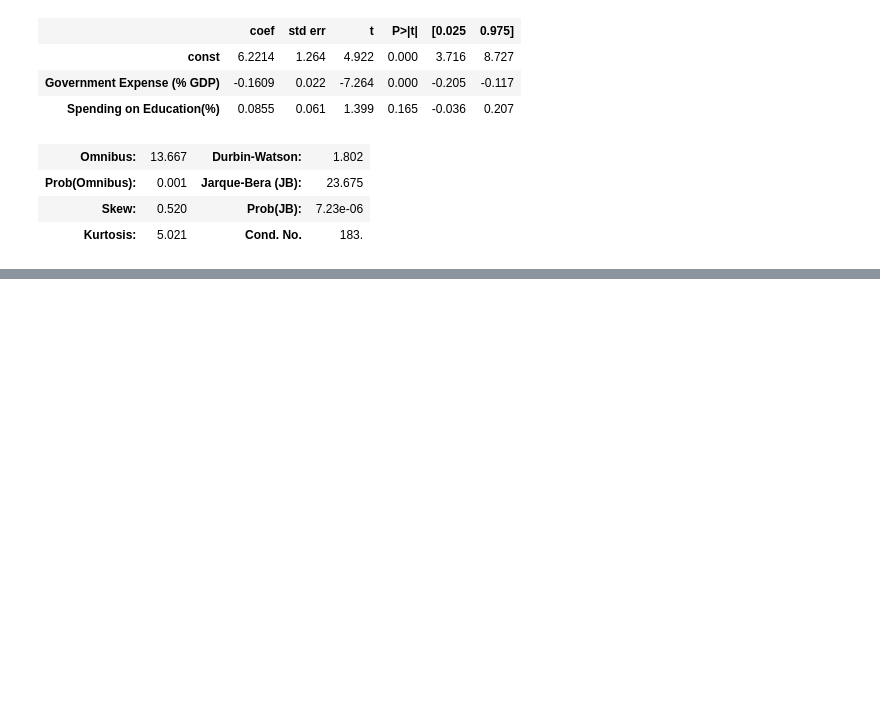
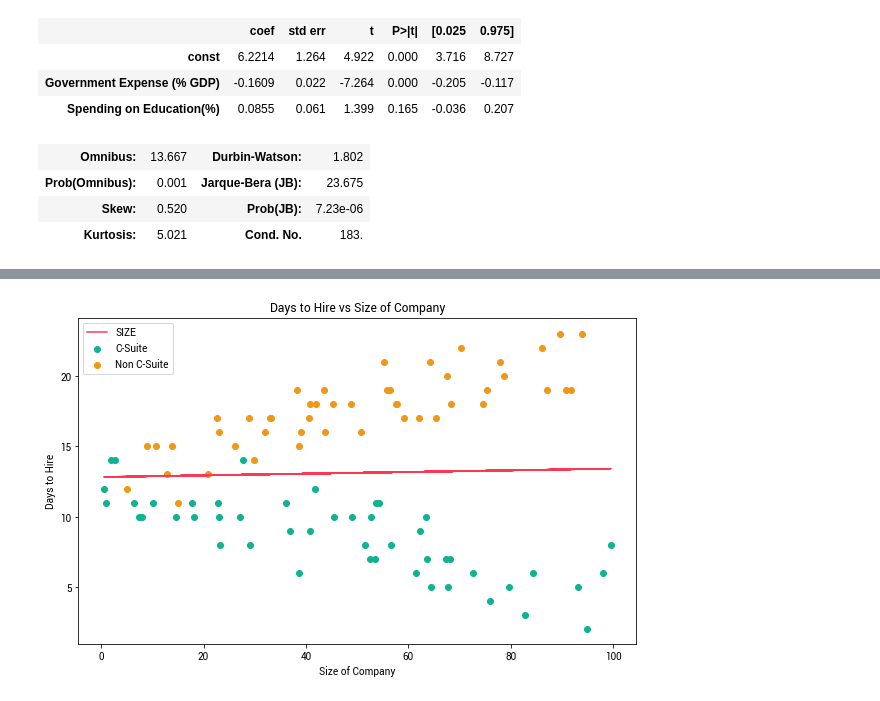
Before and after one commit to magtanggol03/dec130, a Jupyter notebook: notebooks/01 Regression Analysis.ipynb, the cells around one changed output, grey strips where cells are left out. Cells and saved outputs as stored; diff of their text form; code cells hidden in the pictures; blank space fills up the shorter version.

```diff
--- a/notebooks/01 Regression Analysis.ipynb
+++ b/notebooks/01 Regression Analysis.ipynb
@@ -202,0 +252,12 @@ OLS Regression Results
+# %%
+plt.figure(figsize = (10, 6))
+plt.scatter(x =headhunt_df[headhunt_df.Position == 'C-Suite'].SIZE, y = headhunt_df[headhunt_df.Position == 'C-Suite'].DAYS,  color = col[2], label = 'C-Suite')
+plt.scatter(x =headhunt_df[headhunt_df.Position != 'C-Suite'].SIZE, y = headhunt_df[headhunt_df.Position != 'C-Suite'].DAYS,  color = col[3], label = 'Non C-Suite')
+pylab.plot(headhunt_df.SIZE, headhunt_df.SIZE*hh_model.params['SIZE'] + hh_model.params['const'], color = col[4])
+plt.xlabel('Size of Company')
+plt.ylabel('Days to Hire')
+plt.title('Days to Hire vs Size of Company')
+plt.legend()
+plt.show()
+# %% [output]
+[figure, added]
```
Also changed, not shown: parts of 12 cells of this notebook, 2 other files.
